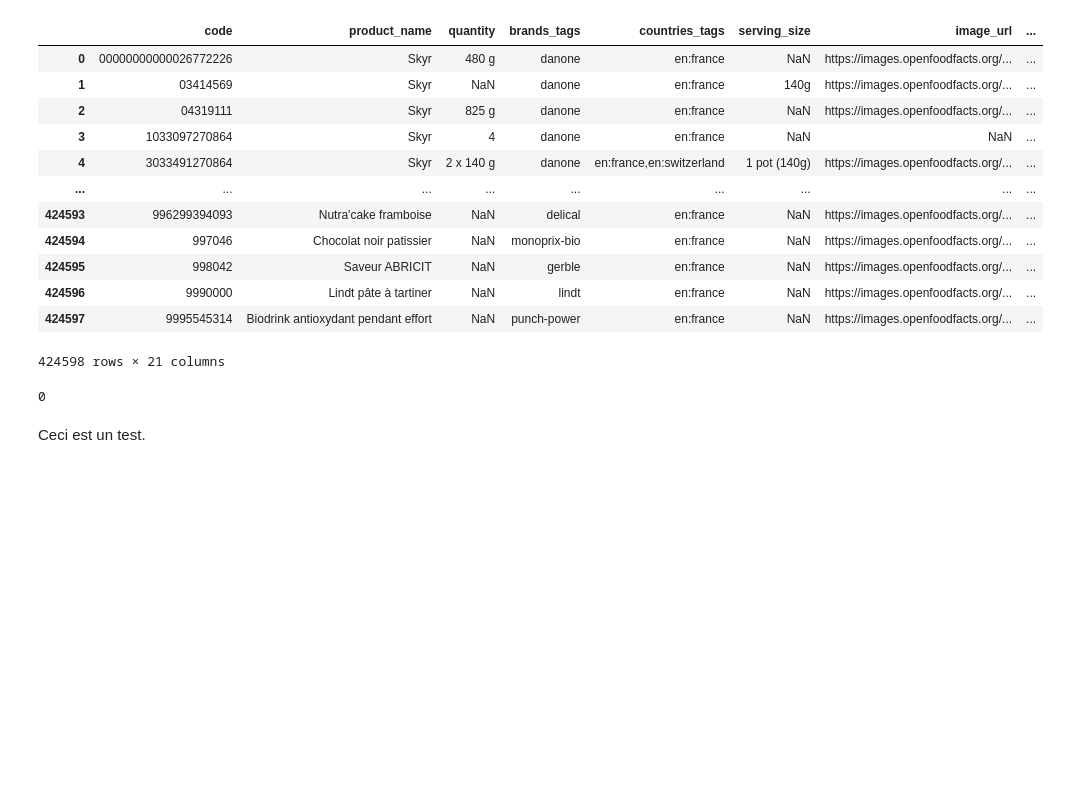
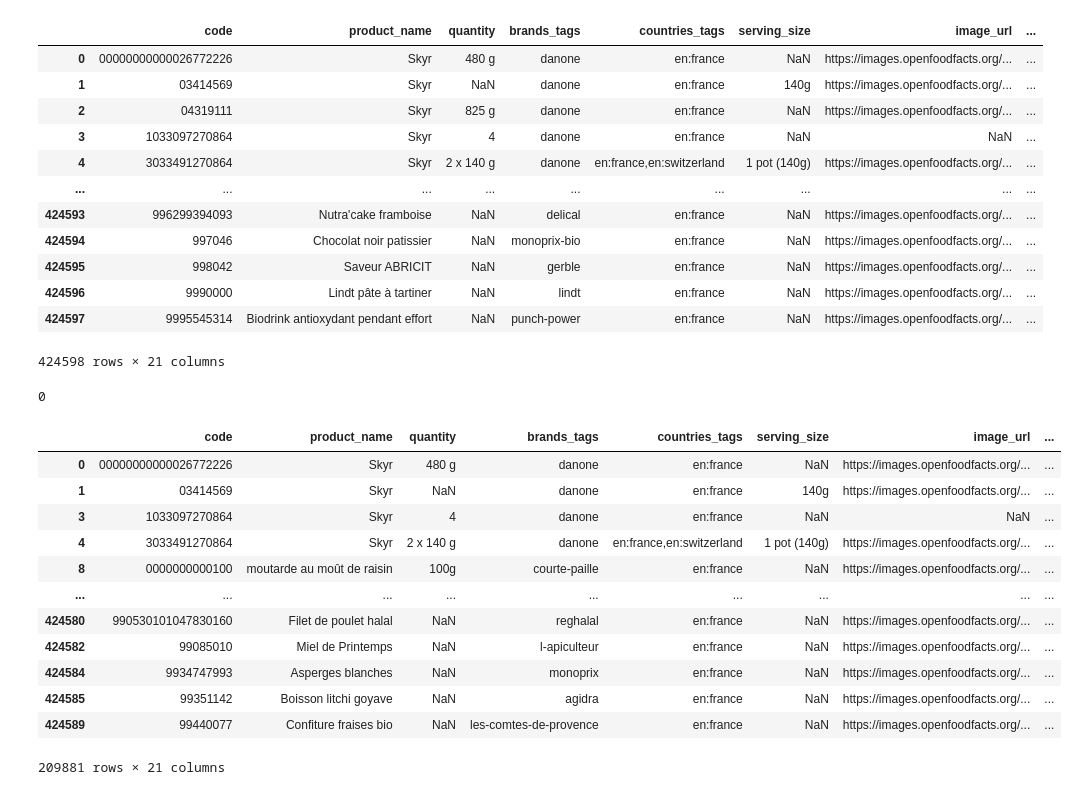
Before and after one commit to LikeADemonicMind/cartedor, a Jupyter notebook: Projet sur l'analyse de la qualité des produits alimentaires.ipynb, the cells around one changed output. Cells and saved outputs as stored; diff of their text form; code cells hidden in the pictures; blank space fills up the shorter version.

```diff
--- a/Projet sur l'analyse de la qualité des produits alimentaires.ipynb
+++ b/Projet sur l'analyse de la qualité des produits alimentaires.ipynb
@@ -290,5 +290,21 @@ df_total
 df_total.duplicated().sum()
 # %% [output]
 0
-# %% [markdown]
-Ceci est un test.
+# %%
+df_ecoscore = df_total[df_total.ecoscore_grade != "unknown"]
+
+df_ecoscore
+# %% [output]
+|  | code | product_name | quantity | brands_tags | countries_tags | serving_size | image_url | ... |
+| 0 | 00000000000026772226 | Skyr | 480 g | danone | en:france | NaN | https://images.openfoodfacts.org/... | ... |
+| 1 | 03414569 | Skyr | NaN | danone | en:france | 140g | https://images.openfoodfacts.org/... | ... |
+| 3 | 1033097270864 | Skyr | 4 | danone | en:france | NaN | NaN | ... |
+| 4 | 3033491270864 | Skyr | 2 x 140 g | danone | en:france,en:switzerland | 1 pot (140g) | https://images.openfoodfacts.org/... | ... |
+| 8 | 0000000000100 | moutarde au moût de raisin | 100g | courte-paille | en:france | NaN | https://images.openfoodfacts.org/... | ... |
+| ... | ... | ... | ... | ... | ... | ... | ... | ... |
+| 424580 | 990530101047830160 | Filet de poulet halal | NaN | reghalal | en:france | NaN | https://images.openfoodfacts.org/... | ... |
+| 424582 | 99085010 | Miel de Printemps | NaN | l-apiculteur | en:france | NaN | https://images.openfoodfacts.org/... | ... |
+| 424584 | 9934747993 | Asperges blanches | NaN | monoprix | en:france | NaN | https://images.openfoodfacts.org/... | ... |
+| 424585 | 99351142 | Boisson litchi goyave | NaN | agidra | en:france | NaN | https://images.openfoodfacts.org/... | ... |
+| 424589 | 99440077 | Confiture fraises bio | NaN | les-comtes-de-provence | en:france | NaN | https://images.openfoodfacts.org/... | ... |
+209881 rows × 21 columns
```
Also changed, not shown: parts of 5 cells of this notebook.
